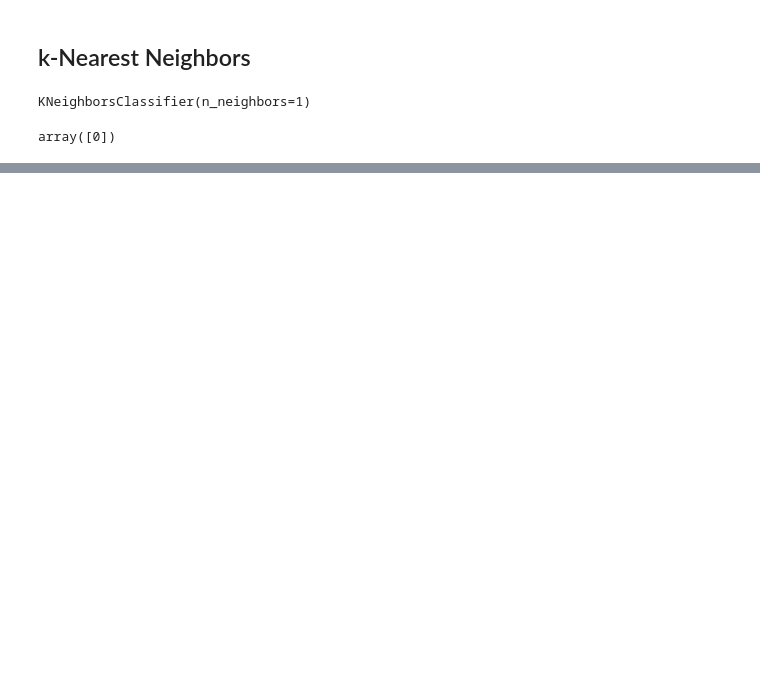
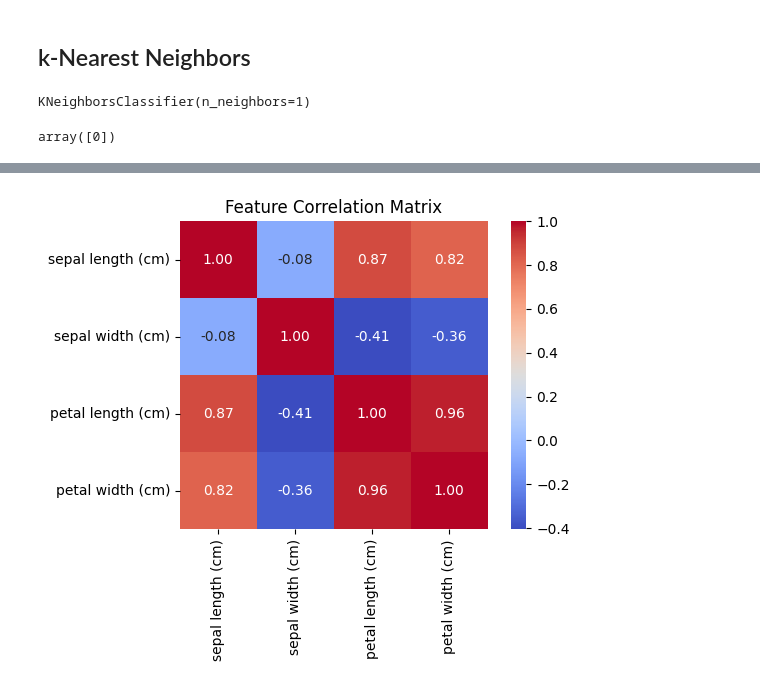
Before and after one commit to MinyaevAndrey/MYPETS, a Jupyter notebook: Iris.ipynb, the cells around one changed output, grey strips where cells are left out. Saved outputs shown, nothing was run; the diff lists cells and outputs as text; code cells hidden in the pictures; blank space fills up the shorter version.

```diff
--- a/Iris.ipynb
+++ b/Iris.ipynb
@@ -103,0 +375,14 @@ knn.score(X_test, y_test)
+# %%
+# Корреляционная матрица признаков
+plt.figure(figsize=(6, 4))
+sns.heatmap(pd.DataFrame(X_train,
+                         columns=iris_dataset.feature_names).corr(),
+                         annot=True,
+                         fmt='.2f',
+                         cmap='coolwarm',
+                         square=True
+)
+plt.title('Feature Correlation Matrix')
+plt.show()
+# %% [output]
+[figure, added]
```
Also changed, not shown: parts of 26 cells of this notebook.
